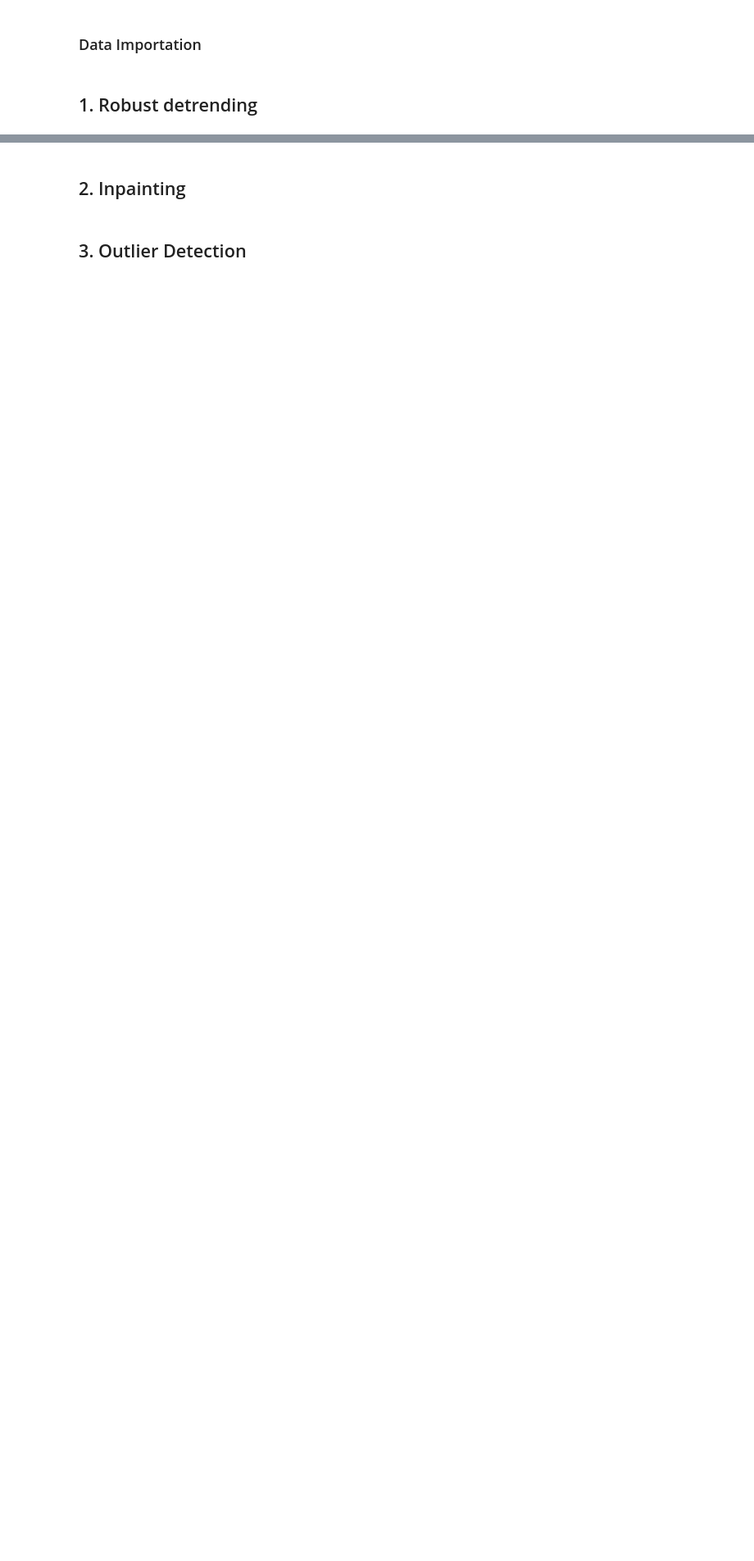
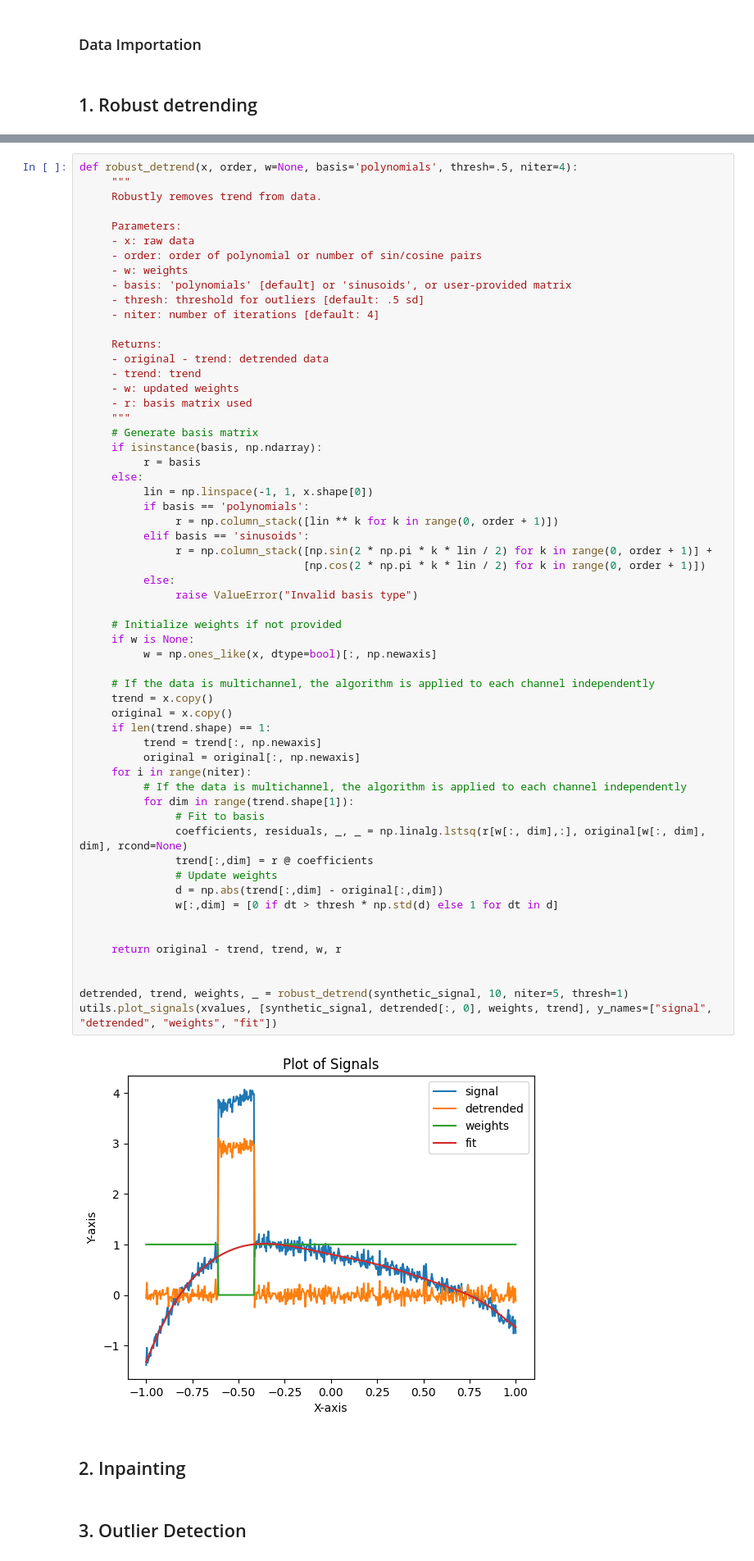
Before and after one commit to alexicanesse/robust-detrending-rereferencing-outlier-detection-and-inpainting-for-multichannel-data, a Jupyter notebook: implementation.ipynb, the cells around one changed output, grey strips where cells are left out. Shown at 82% size. Saved outputs shown, nothing was run; the diff lists cells and outputs as text; blank space fills up the shorter version.

Commit message:
implemented robust detrending

```diff
--- a/implementation.ipynb
+++ b/implementation.ipynb
@@ -14,3 +22,63 @@ import numpy as np
+# %%
+def robust_detrend(x, order, w=None, basis='polynomials', thresh=.5, niter=4):
+     """
+     Robustly removes trend from data.
+
+     Parameters:
+     - x: raw data
+     - order: order of polynomial or number of sin/cosine pairs
+     - w: weights
+     - basis: 'polynomials' [default] or 'sinusoids', or user-provided matrix
+     - thresh: threshold for outliers [default: .5 sd]
+     - niter: number of iterations [default: 4]
+
+     Returns:
+     - original - trend: detrended data
+     - trend: trend
+     - w: updated weights
+     - r: basis matrix used
+     """
+     # Generate basis matrix
+     if isinstance(basis, np.ndarray):
+          r = basis
+     else:
+          lin = np.linspace(-1, 1, x.shape[0])
+          if basis == 'polynomials':
+               r = np.column_stack([lin ** k for k in range(0, order + 1)])
+          elif basis == 'sinusoids':
+               r = np.column_stack([np.sin(2 * np.pi * k * lin / 2) for k in range(0, order + 1)] +
+                                   [np.cos(2 * np.pi * k * lin / 2) for k in range(0, order + 1)])
+          else:
+               raise ValueError("Invalid basis type")
+
+     # Initialize weights if not provided
+     if w is None:
+          w = np.ones_like(x, dtype=bool)[:, np.newaxis]
+
+     # If the data is multichannel, the algorithm is applied to each channel independently
+     trend = x.copy()
+     original = x.copy()
+     if len(trend.shape) == 1:
+          trend = trend[:, np.newaxis]
+          original = original[:, np.newaxis]
+     for i in range(niter):
+          # If the data is multichannel, the algorithm is applied to each channel independently
+          for dim in range(trend.shape[1]):
+               # Fit to basis
+               coefficients, residuals, _, _ = np.linalg.lstsq(r[w[:, dim],:], original[w[:, dim], dim], rcond=None)
+               trend[:,dim] = r @ coefficients
+               # Update weights
+               d = np.abs(trend[:,dim] - original[:,dim])
+               w[:,dim] = [0 if dt > thresh * np.std(d) else 1 for dt in d]
+
+
+     return original - trend, trend, w, r
+
+
+detrended, trend, weights, _ = robust_detrend(synthetic_signal, 10, niter=5, thresh=1)
+utils.plot_signals(xvalues, [synthetic_signal, detrended[:, 0], weights, trend], y_names=["signal", "detrended", "weights", "fit"])
+# %% [output]
+[figure, added]
 # %% [markdown]
 ## 2. Inpainting
 # %% [markdown]
```
Also changed, not shown: parts of 2 cells of this notebook, 1 other file.
